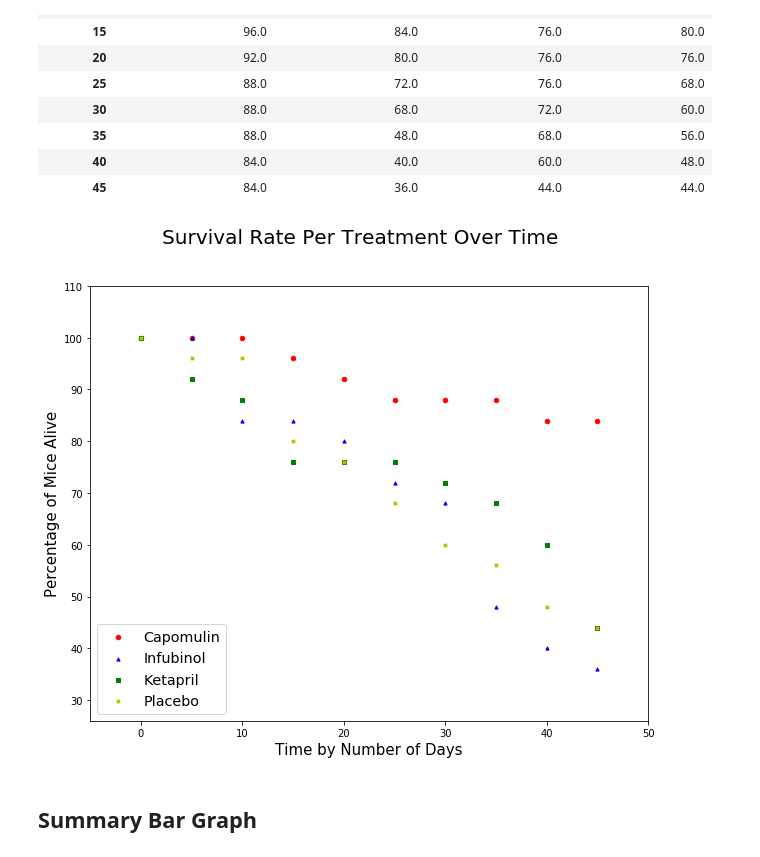
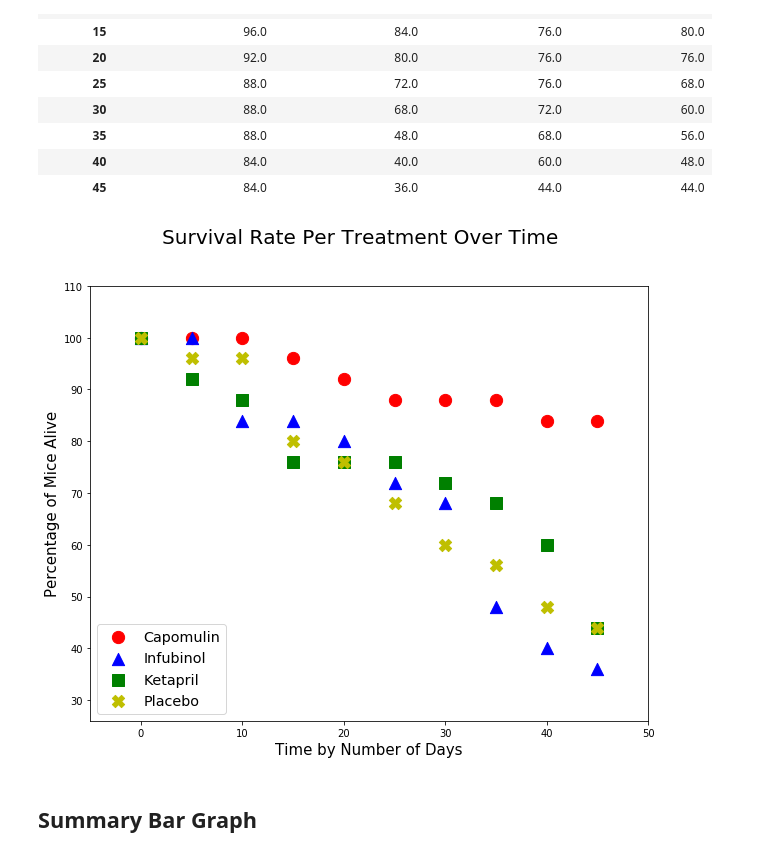
Before and after one commit to AlexandraOricchio/Matplotlib-Challenge, a Jupyter notebook: Pymaceuticals/Pymaceuticals_Notebook.ipynb, the cells around one changed output. Cells and saved outputs as stored; diff of their text form; code cells hidden in the pictures.

Commit message:
Fixed formating of survival rate plot. Began summary bar plot. Need to add the percentage labels to plot and add my 3 observations.

```diff
--- a/Pymaceuticals/Pymaceuticals_Notebook.ipynb
+++ b/Pymaceuticals/Pymaceuticals_Notebook.ipynb
@@ -291,19 +291,19 @@ four_df
 # %%
 ## Generate the Plot (Accounting for percentages)
 fig, srate=plt.subplots(figsize=(10,8))
 fig.suptitle("Survival Rate Per Treatment Over Time", fontsize=20)
 srate.set_xlim(min(x_axis)-5,max(x_axis)+5)
 srate.set_ylim(min_rate-10,110)
 srate.set_xlabel("Time by Number of Days", fontsize=15)
 srate.set_ylabel("Percentage of Mice Alive", fontsize=15)
-srate.scatter(x=x_axis,y=four_df['Capomulin Survival Rate'],marker='o', s=20, c='r',label='Capomulin')
-srate.scatter(x=x_axis,y=four_df['Infubinol Survival Rate'],marker='^', s=10, c='b',label='Infubinol')
-srate.scatter(x=x_axis,y=four_df['Ketapril Survival Rate'],marker='s', s=10, c='g',label='Ketapril')
-srate.scatter(x=x_axis,y=four_df['Placebo Survival Rate'],marker='X', s=10, c='y',label='Placebo')
+srate.scatter(x=x_axis,y=four_df['Capomulin Survival Rate'],marker='o', s=150, c='r',label='Capomulin')
+srate.scatter(x=x_axis,y=four_df['Infubinol Survival Rate'],marker='^', s=150, c='b',label='Infubinol')
+srate.scatter(x=x_axis,y=four_df['Ketapril Survival Rate'],marker='s', s=150, c='g',label='Ketapril')
+srate.scatter(x=x_axis,y=four_df['Placebo Survival Rate'],marker='X', s=150, c='y',label='Placebo')
 plt.legend(loc='lower left',fontsize='x-large',fancybox=True)
 plt.show()
 # %% [output]
-[figure, old version]
+[figure, new version]
 # %%
 ##script to plot survival rate for each treatment without storing rates in dataframe and using loops
 ##can not easily adjust plot aesthetics this way however so not using
```
Also changed, not shown: parts of 2 cells of this notebook.
